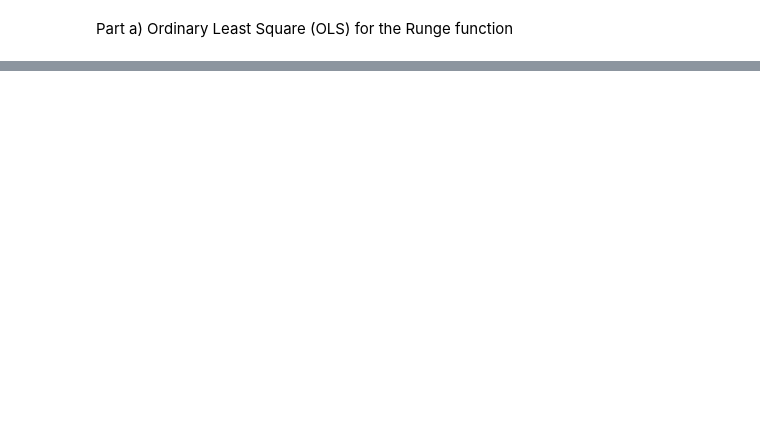
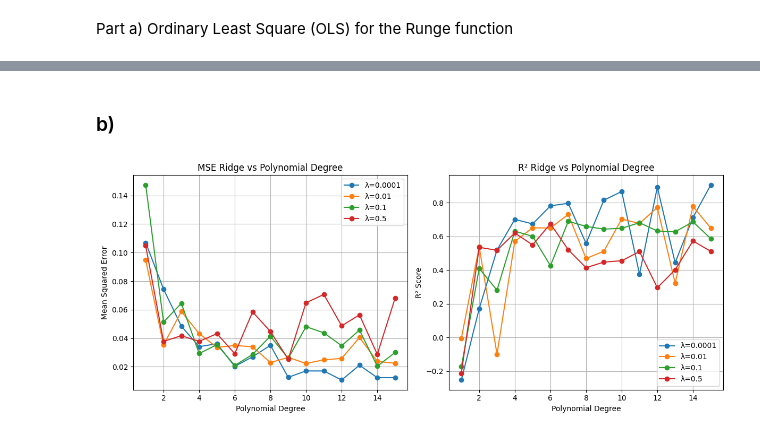
Before and after one commit to komandoyoko/Yoan_FYS_STK4155, a Jupyter notebook: Project1.ipynb, the cells around one changed output, grey strips where cells are left out. Saved outputs shown, nothing was run; the diff lists cells and outputs as text; code cells hidden in the pictures; blank space fills up the shorter version.

```diff
--- a/Project1.ipynb
+++ b/Project1.ipynb
@@ -93,0 +94,52 @@ plt.show()
+# %% [markdown]
+### b)
+# %%
+def ridge_regression(X , y , lamb):
+    I = np.identity(X.shape[1]) # need to have the identity matrix
+    return (np.linalg.inv(X.T @ X + lamb * I) @ X.T @ y) #the actual expression for optimal beta
+
+#setting differing values for lambda
+lambd = [0.0001 , 0.01 , 0.1 , 0.5]
+
+mse_values_ridge = np.zeros((15 , len(lambd)))
+R2_values_ridge = np.zeros((15, len(lambd)))
+
+for l in range(len(lambd)):
+    for i in range(1 , 16):
+        X = polynomial_features(x , i)
+        X_train , X_test , y_train , y_test = train_test_split(X , y_noisy , test_size = 0.2)
+        beta_ridge = ridge_regression(X_train , y_train , lambd[l])
+        y_pred_ridge = X_test @ beta_ridge
+
+        mse_values_ridge[i-1, l ] = mean_squared_error(y_test , y_pred_ridge)
+        R2_values_ridge[i-1 , l] = R2_score(y_test , y_pred_ridge)
+
+
+
+
+plt.figure(figsize=(12, 5))
+
+# ---- MSE plot ----
+plt.subplot(1, 2, 1)
+for l in range(len(lambd)):
+    plt.plot(degrees, mse_values_ridge[:, l], marker='o', label=f"λ={lambd[l]}")
+plt.xlabel('Polynomial Degree')
+plt.ylabel('Mean Squared Error')
+plt.title('MSE Ridge vs Polynomial Degree')
+plt.legend()
+plt.grid()
+
+# ---- R² plot ----
+plt.subplot(1, 2, 2)
+for l in range(len(lambd)):
+    plt.plot(degrees, R2_values_ridge[:, l], marker='o', label=f"λ={lambd[l]}")
+plt.xlabel('Polynomial Degree')
+plt.ylabel('R² Score')
+plt.title('R² Ridge vs Polynomial Degree')
+plt.legend()
+plt.grid()
+
+plt.tight_layout()
+plt.show()
+# %% [output]
+[figure, added]
```
Also changed, not shown: parts of 2 cells of this notebook.
